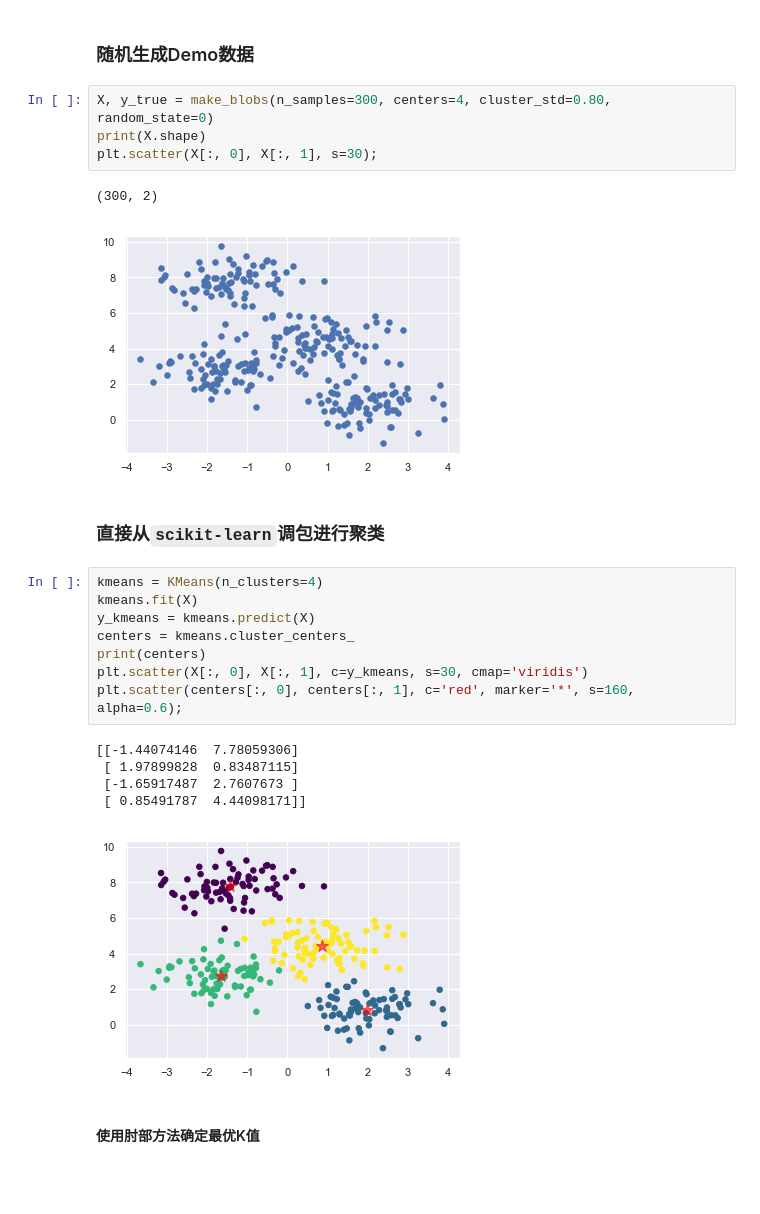
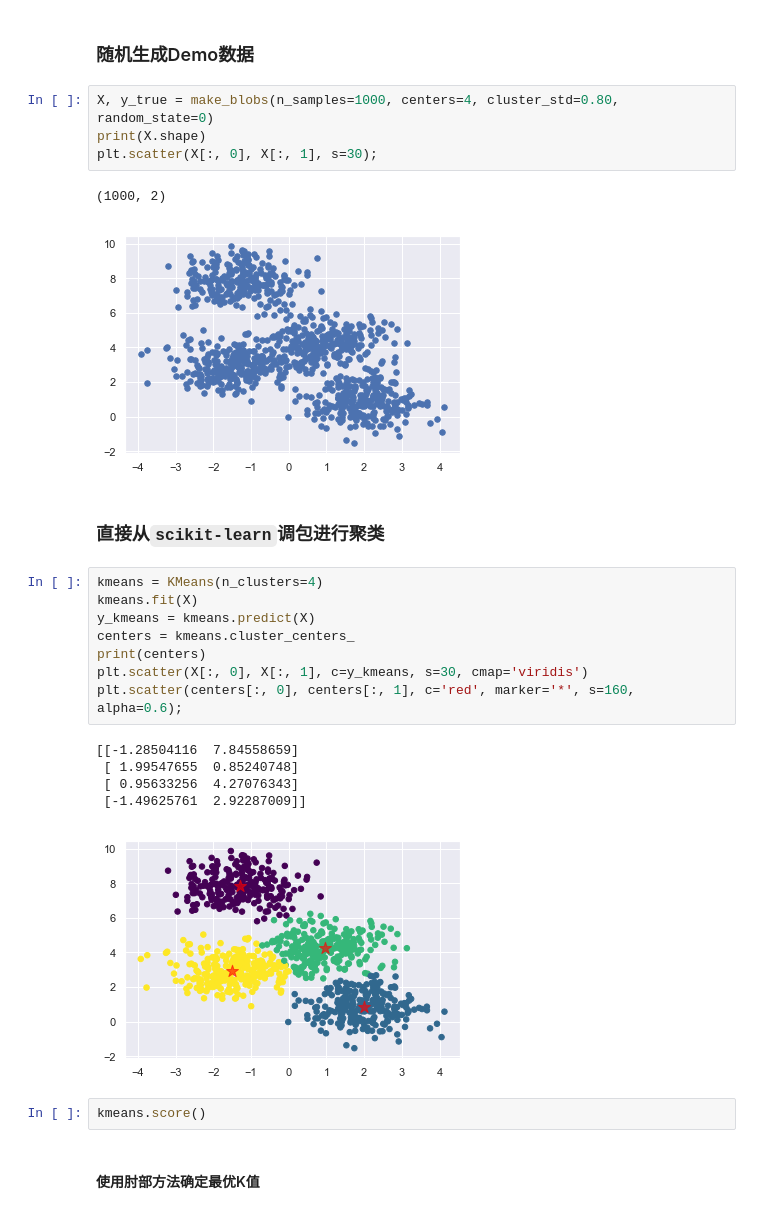
Before and after one commit to TapasTech/EasyShare-ML, a Jupyter notebook: K-Means聚类.ipynb, the cells around one changed output. Cells and saved outputs as stored; diff of their text form; blank space fills up the shorter version.

```diff
--- a/K-Means聚类.ipynb
+++ b/K-Means聚类.ipynb
@@ -40,12 +40,12 @@ sns.set()
 # %% [markdown]
 ### 随机生成Demo数据
 # %%
-X, y_true = make_blobs(n_samples=300, centers=4, cluster_std=0.80, random_state=0)
+X, y_true = make_blobs(n_samples=1000, centers=4, cluster_std=0.80, random_state=0)
 print(X.shape)
 plt.scatter(X[:, 0], X[:, 1], s=30);
 # %% [output]
-(300, 2)
+(1000, 2)
-[figure, old version]
+[figure, new version]
 # %% [markdown]
 ###  直接从`scikit-learn`调包进行聚类
 # %%
@@ -57,11 +57,13 @@ print(centers)
 plt.scatter(X[:, 0], X[:, 1], c=y_kmeans, s=30, cmap='viridis')
 plt.scatter(centers[:, 0], centers[:, 1], c='red', marker='*', s=160, alpha=0.6);
 # %% [output]
-[[-1.44074146  7.78059306]
- [ 1.97899828  0.83487115]
- [-1.65917487  2.7607673 ]
- [ 0.85491787  4.44098171]]
+[[-1.28504116  7.84558659]
+ [ 1.99547655  0.85240748]
+ [ 0.95633256  4.27076343]
+ [-1.49625761  2.92287009]]
-[figure, old version]
+[figure, new version]
+# %%
+kmeans.score()
 # %% [markdown]
 #### 使用肘部方法确定最优K值
 # %%
```
Also changed, not shown: parts of 5 cells of this notebook, 3 other files.
